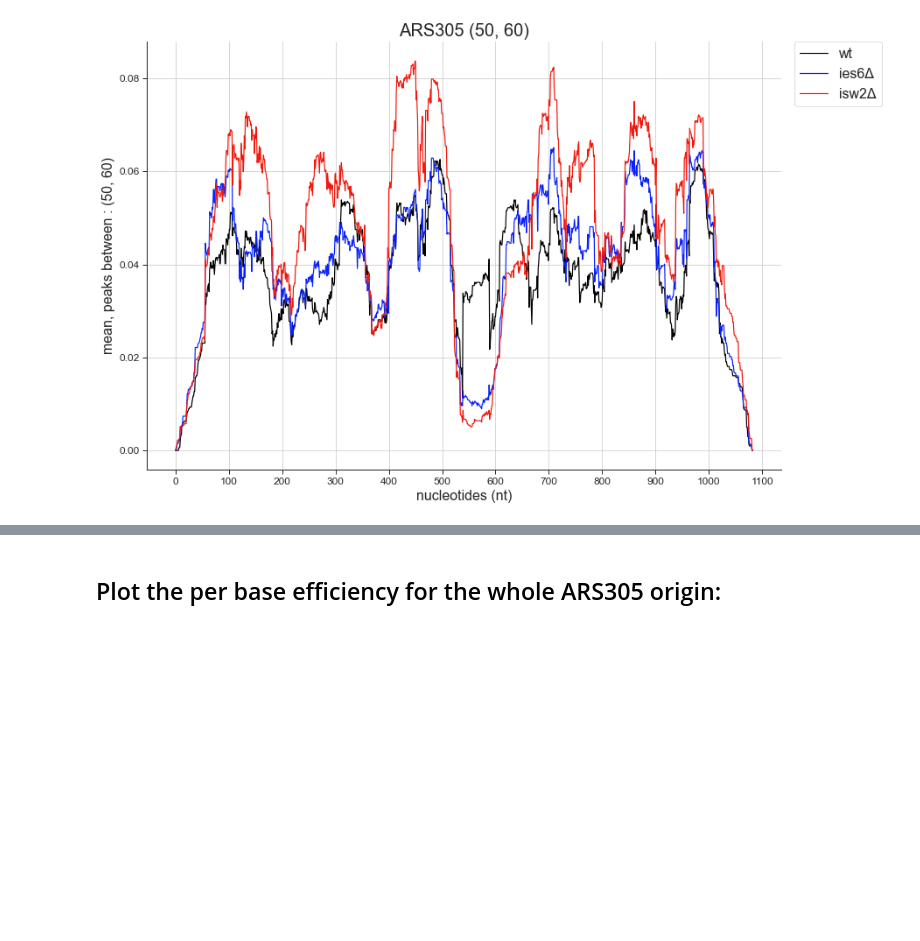
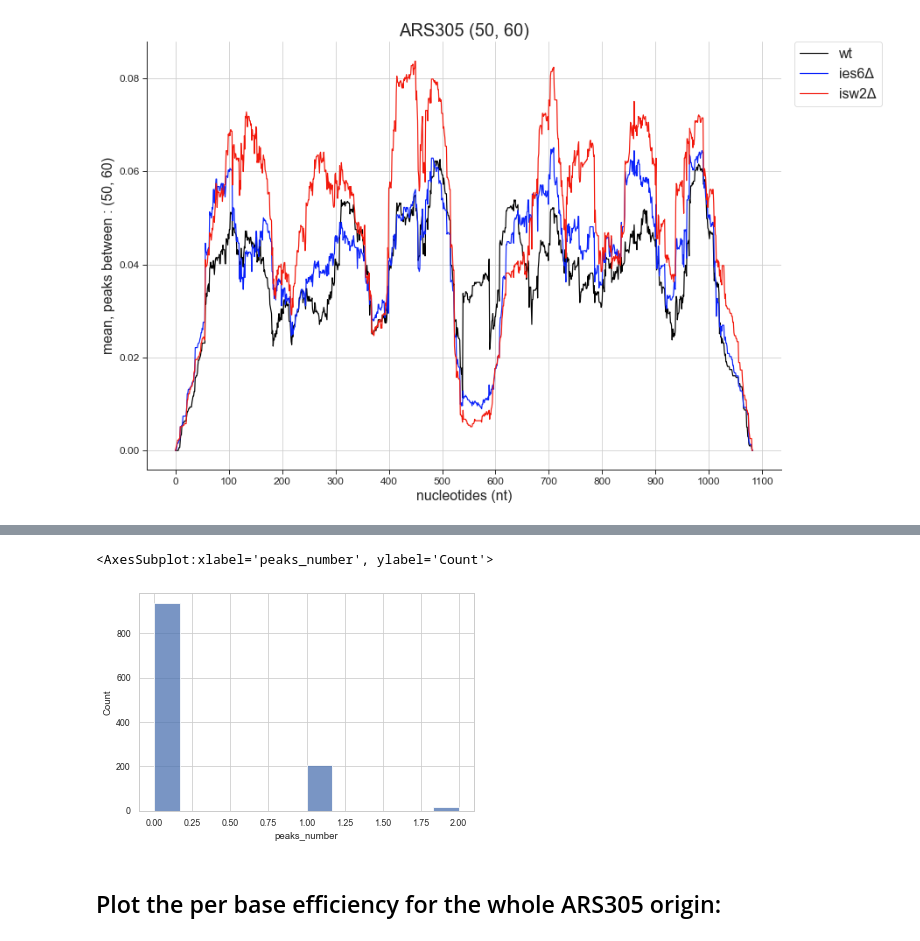
Before and after one commit to KarolineHoller/nanopore_methylation, a Jupyter notebook: methylation_analysis_20220502_ARS305_new.ipynb, the cells around one changed output, grey strips where cells are left out. Saved outputs shown, nothing was run; the diff lists cells and outputs as text; code cells hidden in the pictures; blank space fills up the shorter version.

```diff
--- a/methylation_analysis_20220502_ARS305_new.ipynb
+++ b/methylation_analysis_20220502_ARS305_new.ipynb
@@ -2205,3 +2280,13 @@ with sns.axes_style("ticks", {'axes.grid': True, 'axes.spines.right': False, 'ax
+# %%
+# In the area between 400 and 600 bases, do molecules show a double peak?
+cluster4_peaks = measure_valleys(np.array(all_data_plus.loc[all_data_plus.cluster == 4, 400:600]),
+                                 width_range = (30,32))
+
+cluster4_peaks["peaks_number"] = pd.Series([len(row) for row in cluster4_peaks.widths])
+sns.histplot(cluster4_peaks, x = "peaks_number")
+# %% [output]
+<AxesSubplot:xlabel='peaks_number', ylabel='Count'>
+[figure, added]
 # %% [markdown]
 ## Plot the per base efficiency for the whole ARS305 origin:
 # %%
```
Also changed, not shown: parts of 20 cells of this notebook, 3 other files.
